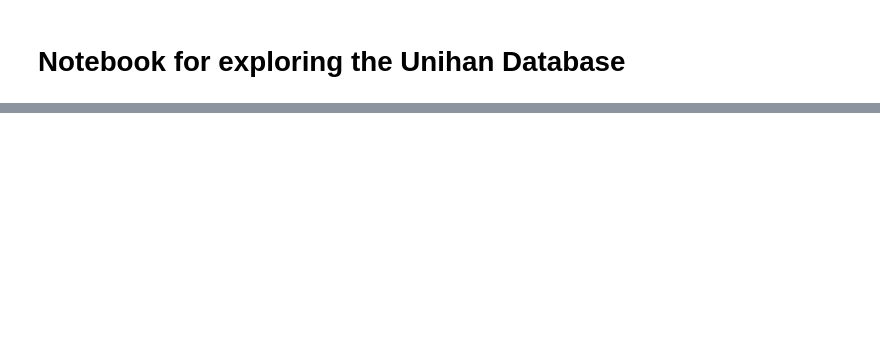
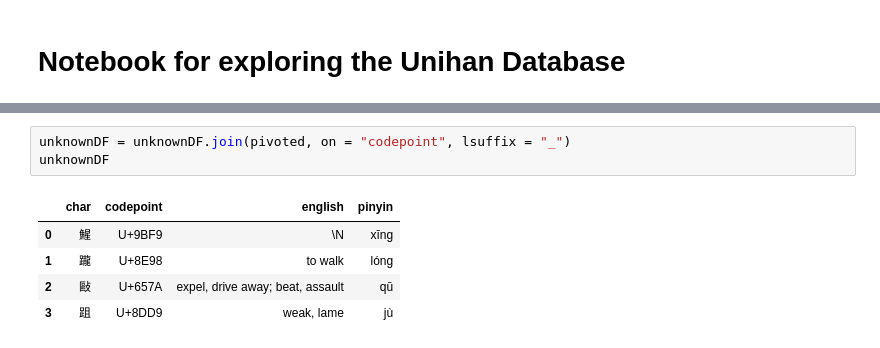
Before and after one commit to alexamies/chinesenotes.com, a Jupyter notebook: python/unihan.ipynb, the cells around one changed output, grey strips where cells are left out. Saved outputs shown, nothing was run; the diff lists cells and outputs as text; blank space fills up the shorter version.

```diff
--- a/python/unihan.ipynb
+++ b/python/unihan.ipynb
@@ -94,0 +172,9 @@ noun
+# %%
+unknownDF = unknownDF.join(pivoted, on = "codepoint", lsuffix = "_")
+unknownDF
+# %% [output]
+|  | char | codepoint | english | pinyin |
+| 0 | 鯹 | U+9BF9 | \N | xīng |
+| 1 | 躘 | U+8E98 | to walk | lóng |
+| 2 | 敺 | U+657A | expel, drive away; beat, assault | qū |
+| 3 | 跙 | U+8DD9 | weak, lame | jù |
```
Also changed, not shown: parts of 11 cells of this notebook.
